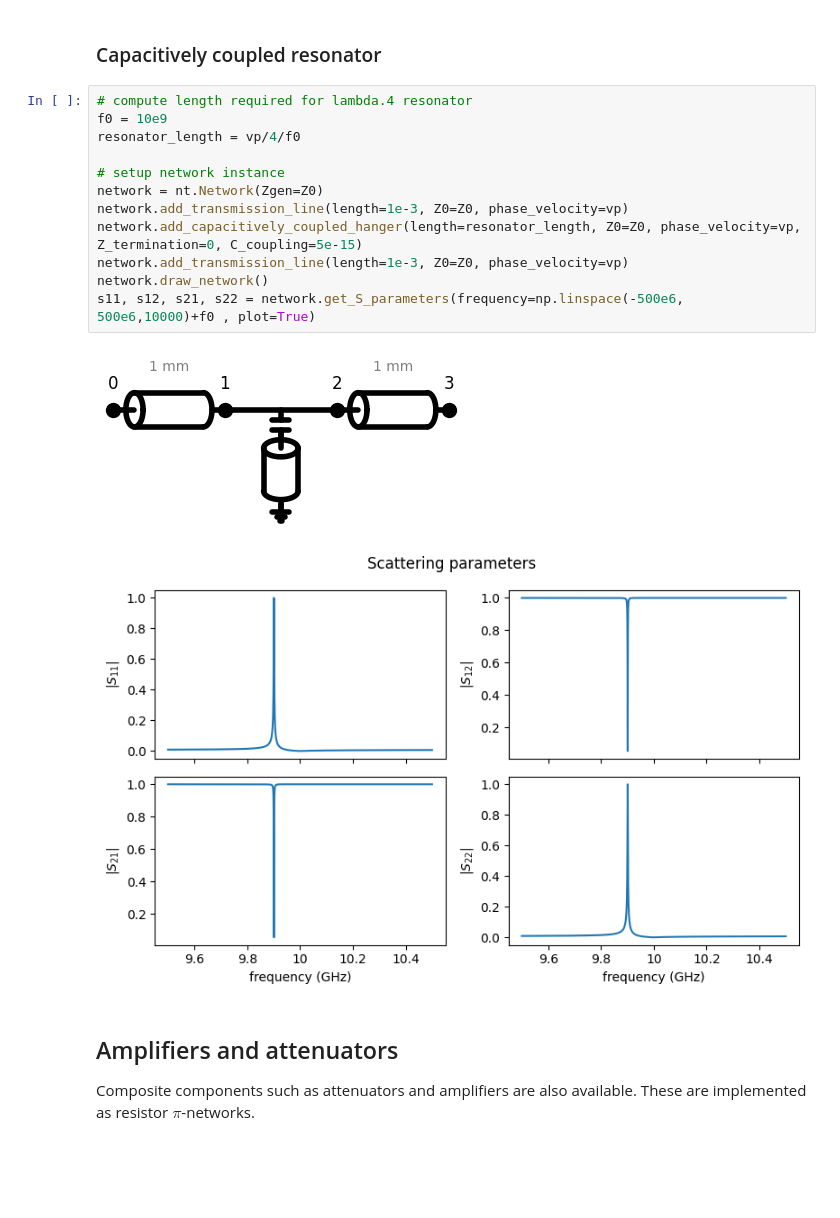
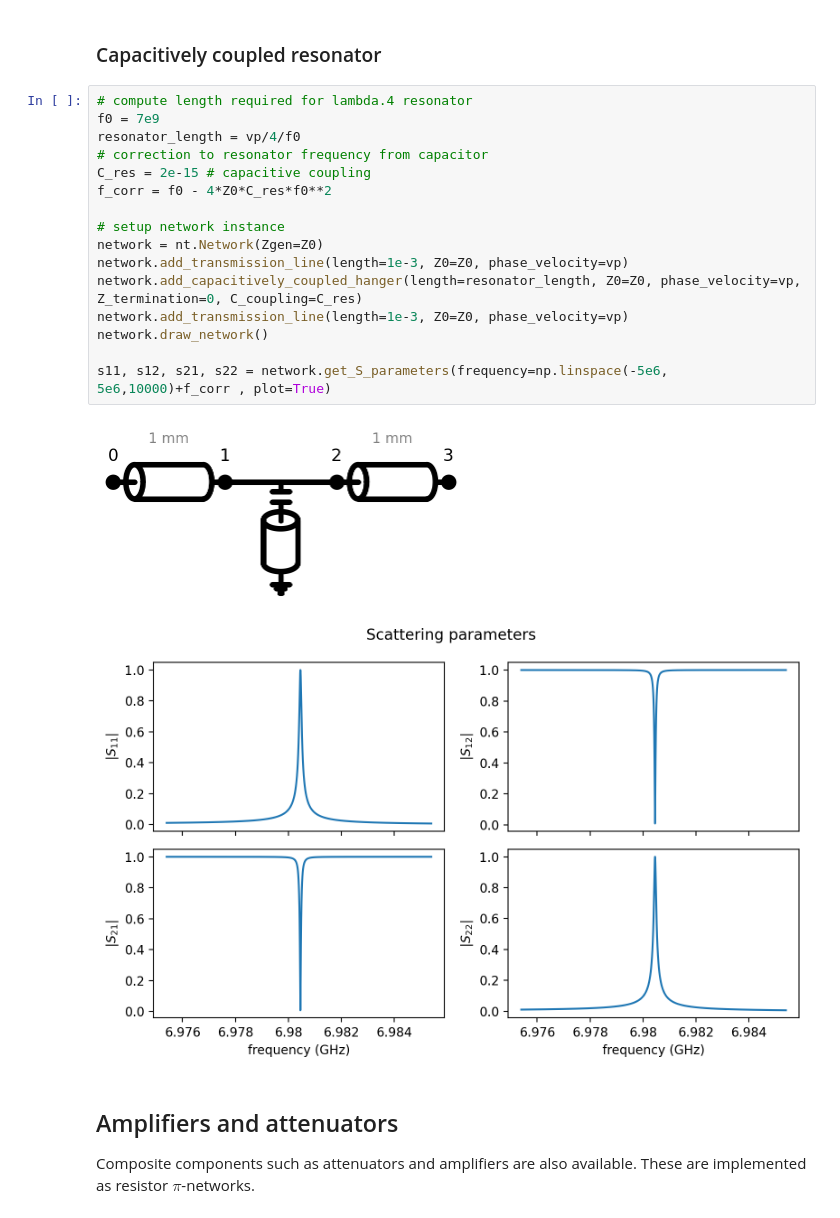
Before and after one commit to jorgemfm27/Network_analysis, a Jupyter notebook: tutorial_nb.ipynb, the cells around one changed output. Cells and saved outputs as stored; diff of their text form; blank space fills up the shorter version.

```diff
--- a/tutorial_nb.ipynb
+++ b/tutorial_nb.ipynb
@@ -73,19 +75,23 @@ s11, s12, s21, s22 = network.get_S_parameters(frequency=np.linspace(1,20e9,1000)
 ### Capacitively coupled resonator
 # %%
 # compute length required for lambda.4 resonator
-f0 = 10e9
+f0 = 7e9
 resonator_length = vp/4/f0
+# correction to resonator frequency from capacitor
+C_res = 2e-15 # capacitive coupling
+f_corr = f0 - 4*Z0*C_res*f0**2
 
 # setup network instance
 network = nt.Network(Zgen=Z0)
 network.add_transmission_line(length=1e-3, Z0=Z0, phase_velocity=vp)
-network.add_capacitively_coupled_hanger(length=resonator_length, Z0=Z0, phase_velocity=vp, Z_termination=0, C_coupling=5e-15)
+network.add_capacitively_coupled_hanger(length=resonator_length, Z0=Z0, phase_velocity=vp, Z_termination=0, C_coupling=C_res)
 network.add_transmission_line(length=1e-3, Z0=Z0, phase_velocity=vp)
 network.draw_network()
-s11, s12, s21, s22 = network.get_S_parameters(frequency=np.linspace(-500e6, 500e6,10000)+f0 , plot=True)
+
+s11, s12, s21, s22 = network.get_S_parameters(frequency=np.linspace(-5e6, 5e6,10000)+f_corr , plot=True)
 # %% [output]
 [figure]
-[figure, old version]
+[figure, new version]
 # %% [markdown]
 ## Amplifiers and attenuators
 
```
Also changed, not shown: parts of 10 cells of this notebook, 6 other files.
